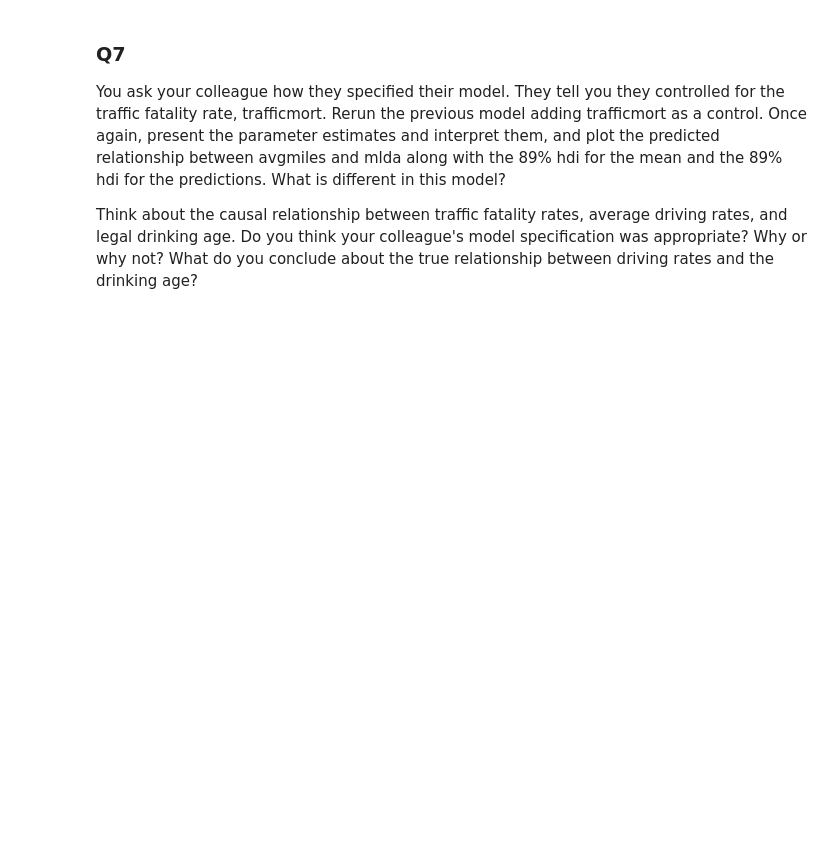
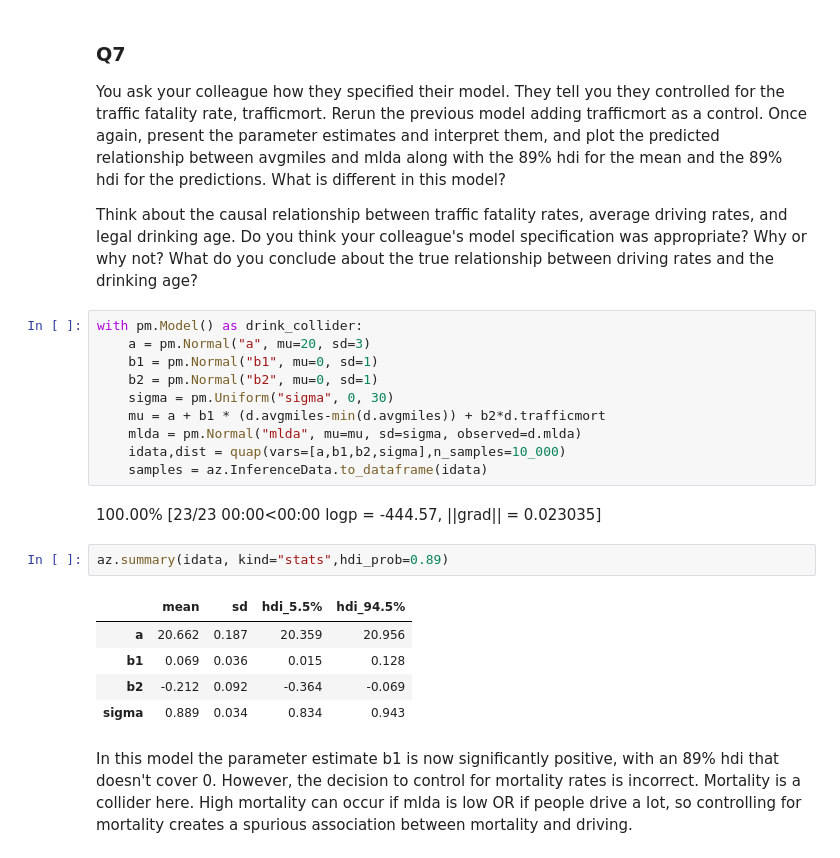
Before and after one commit to edseab/DataScienceStatsSpring2022, a Jupyter notebook: Problem sets/Problem set #2 answers.ipynb, the cells around one changed output. Drawn from its saved outputs; the diff is of its cells as text; blank space fills up the shorter version.

```diff
--- a/Problem sets/Problem set #2 answers.ipynb
+++ b/Problem sets/Problem set #2 answers.ipynb
@@ -182,3 +187,25 @@ plt.show()
 You ask your colleague how they specified their model. They tell you they controlled for the traffic fatality rate, trafficmort. Rerun the previous model adding trafficmort as a control. Once again, present the parameter estimates and interpret them, and plot the predicted relationship between avgmiles and mlda along with the 89% hdi for the mean and the 89% hdi for the predictions. What is different in this model?
 
 Think about the causal relationship between traffic fatality rates, average driving rates, and legal drinking age. Do you think your colleague's model specification was appropriate? Why or why not? What do you conclude about the true relationship between driving rates and the drinking age?
+# %%
+with pm.Model() as drink_collider:
+    a = pm.Normal("a", mu=20, sd=3)
+    b1 = pm.Normal("b1", mu=0, sd=1)
+    b2 = pm.Normal("b2", mu=0, sd=1)
+    sigma = pm.Uniform("sigma", 0, 30)
+    mu = a + b1 * (d.avgmiles-min(d.avgmiles)) + b2*d.trafficmort
+    mlda = pm.Normal("mlda", mu=mu, sd=sigma, observed=d.mlda)
+    idata,dist = quap(vars=[a,b1,b2,sigma],n_samples=10_000)
+    samples = az.InferenceData.to_dataframe(idata)
+# %% [output]
+100.00% [23/23 00:00<00:00 logp = -444.57, ||grad|| = 0.023035]
+# %%
+az.summary(idata, kind="stats",hdi_prob=0.89)
+# %% [output]
+|  | mean | sd | hdi_5.5% | hdi_94.5% |
+| a | 20.662 | 0.187 | 20.359 | 20.956 |
+| b1 | 0.069 | 0.036 | 0.015 | 0.128 |
+| b2 | -0.212 | 0.092 | -0.364 | -0.069 |
+| sigma | 0.889 | 0.034 | 0.834 | 0.943 |
+# %% [markdown]
+In this model the parameter estimate b1 is now significantly positive, with an 89% hdi that doesn't cover 0. However, the decision to control for mortality rates is incorrect. Mortality is a collider here. High mortality can occur if mlda is low OR if people drive a lot, so controlling for mortality creates a spurious association between mortality and driving.
```
Also changed, not shown: parts of 3 cells of this notebook, 1 other file.
